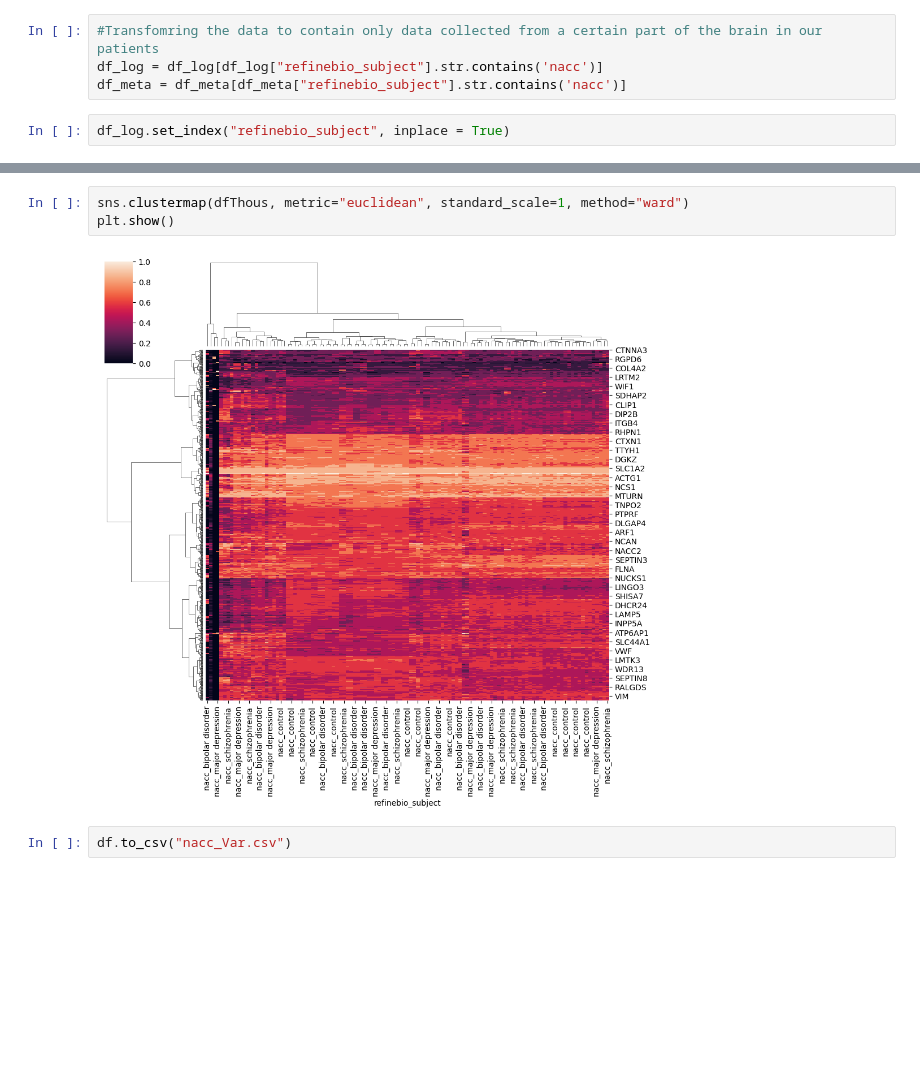
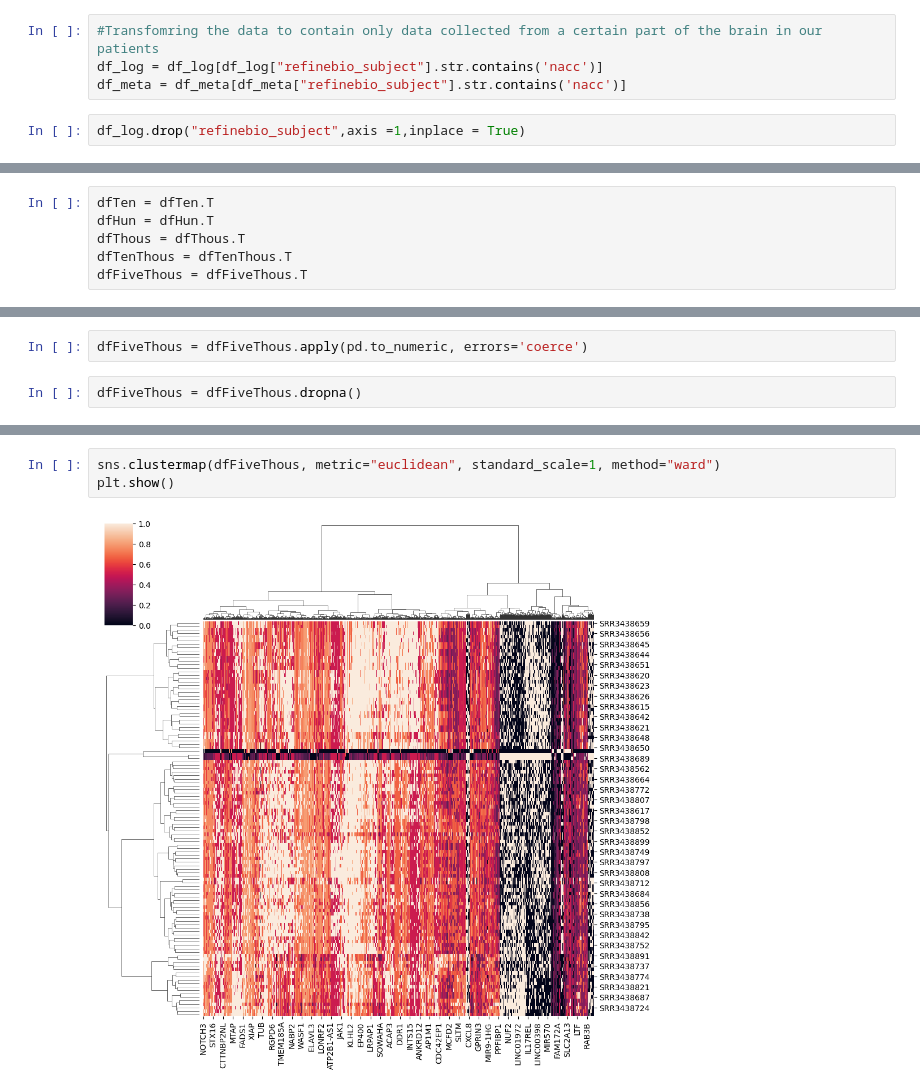
Before and after one commit to ShlokNangia24/CGS4144-Project, a Jupyter notebook: Assignment3.ipynb, the cells around one changed output, grey strips where cells are left out. Drawn from its saved outputs; the diff is of its cells as text; blank space fills up the shorter version.

```diff
--- a/Assignment3.ipynb
+++ b/Assignment3.ipynb
@@ -29,4 +30,4 @@ df_log = df_log.loc[:, ~df_log.columns.duplicated()] #removes duplicate columns
 df_log = df_log[df_log["refinebio_subject"].str.contains('nacc')]
 df_meta = df_meta[df_meta["refinebio_subject"].str.contains('nacc')]
 # %%
-df_log.set_index("refinebio_subject", inplace = True)
+df_log.drop("refinebio_subject",axis =1,inplace = True)
@@ -43,0 +62,6 @@ df.drop("variance", axis =1, inplace = True)
+# %%
+dfTen = dfTen.T
+dfHun = dfHun.T
+dfThous = dfThous.T
+dfTenThous = dfTenThous.T
+dfFiveThous = dfFiveThous.T
@@ -89,0 +114,4 @@ dfFiveThous
+# %%
+dfFiveThous = dfFiveThous.apply(pd.to_numeric, errors='coerce')
+# %%
+dfFiveThous = dfFiveThous.dropna()
@@ -90,10 +134,8 @@ dfFiveThous
 # %%
-sns.clustermap(dfThous, metric="euclidean", standard_scale=1, method="ward")
+sns.clustermap(dfFiveThous, metric="euclidean", standard_scale=1, method="ward")
 plt.show()
 # %% [output]
-[figure, old version]
+[figure, new version]
-# %%
-df.to_csv("nacc_Var.csv")
 # %%
 dend = hclust.dendrogram(linkage_matrix,labels=[f'Gene-{i}' for i in range(dfFiveThous.shape[0])])
 # %% [output]
```
Also changed, not shown: parts of 23 cells of this notebook.
